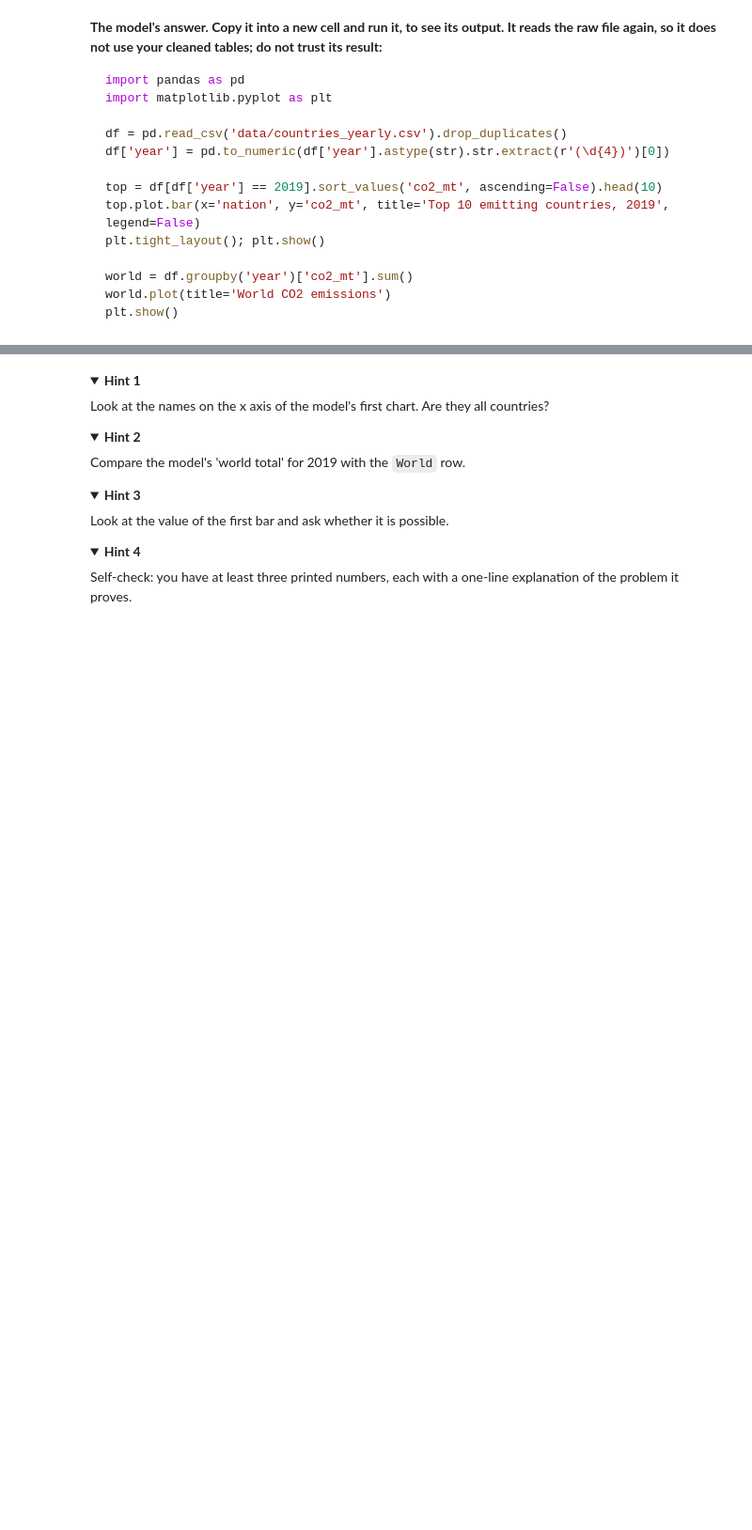
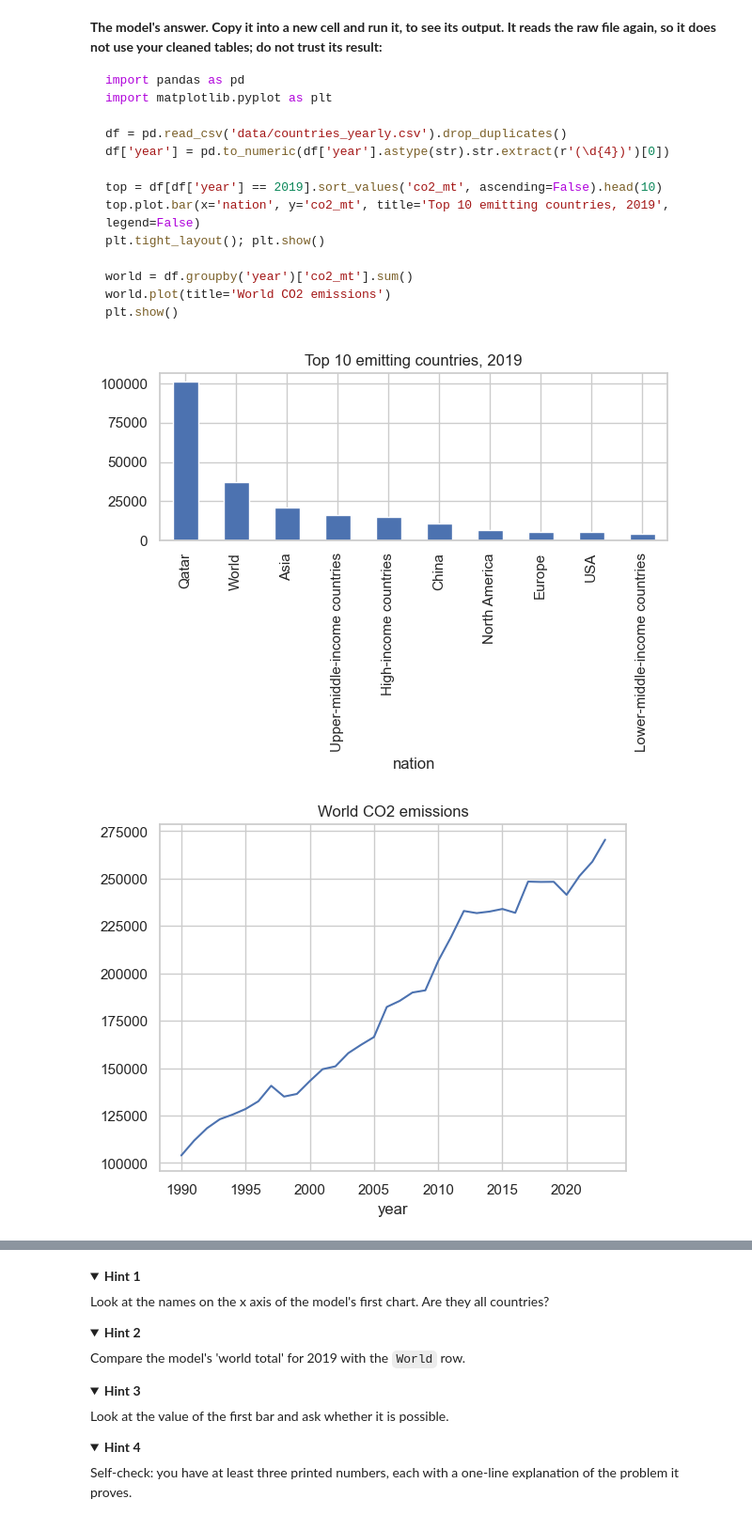
Before and after one commit to OrangeBoop/Lab02, a Jupyter notebook: Lab3/Lab3-Persky Idan 215548512 , Golan Amir 216264333.ipynb, the cells around one changed output, grey strips where cells are left out. Shown at 94% size. Saved outputs shown, nothing was run; the diff lists cells and outputs as text; code cells hidden in the pictures; folded sections open; blank space fills up the shorter version.

````diff
--- a/Lab3/Lab3-Persky Idan 215548512 , Golan Amir 216264333.ipynb
+++ b/Lab3/Lab3-Persky Idan 215548512 , Golan Amir 216264333.ipynb
@@ -1972,5 +2202,22 @@ world = df.groupby('year')['co2_mt'].sum()
 world.plot(title='World CO2 emissions')
 plt.show()
 ```
+# %%
+import pandas as pd
+import matplotlib.pyplot as plt
+
+df = pd.read_csv('data/countries_yearly.csv').drop_duplicates()
+df['year'] = pd.to_numeric(df['year'].astype(str).str.extract(r'(\d{4})')[0])
+
+top = df[df['year'] == 2019].sort_values('co2_mt', ascending=False).head(10)
+top.plot.bar(x='nation', y='co2_mt', title='Top 10 emitting countries, 2019', legend=False)
+plt.tight_layout(); plt.show()
+
+world = df.groupby('year')['co2_mt'].sum()
+world.plot(title='World CO2 emissions')
+plt.show()
+# %% [output]
+[figure, added]
+[figure, added]
 # %%
 # Corrected version – write your code here
````
Also changed, not shown: parts of 20 cells of this notebook, 5 other files.
